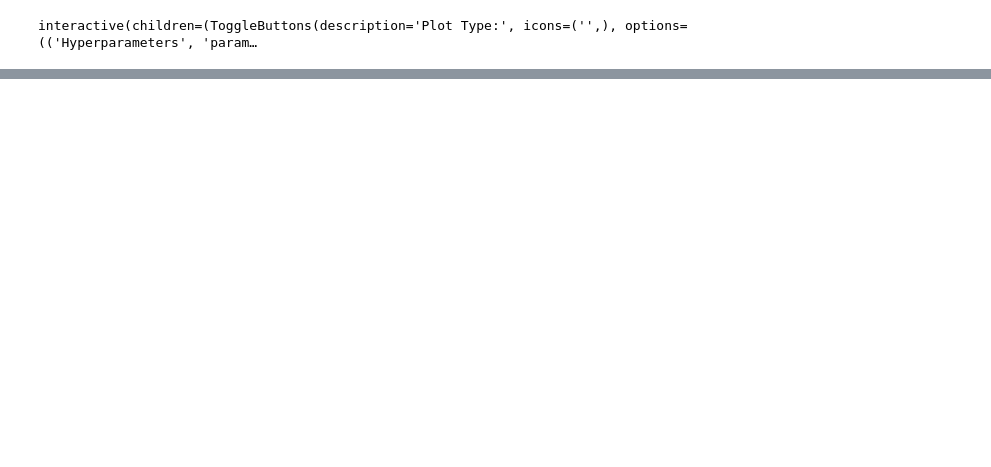
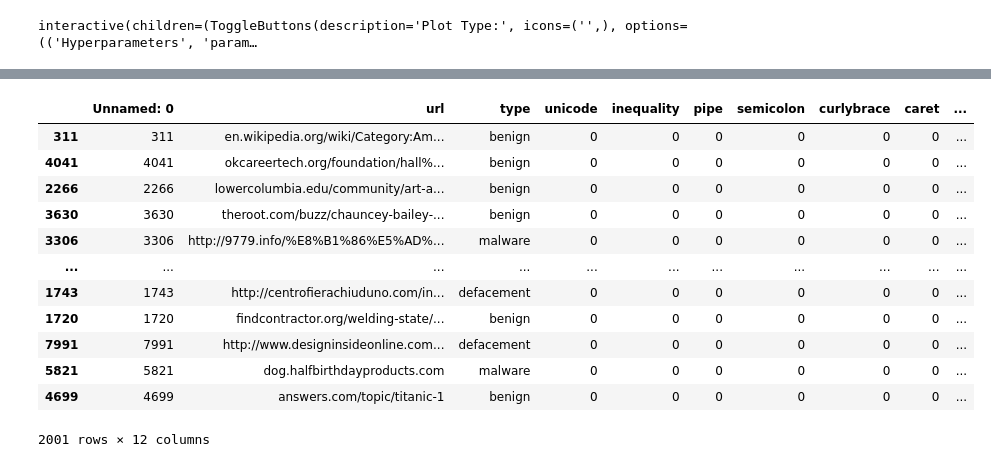
Before and after one commit to MSU-AI/AI-firewall, a Jupyter notebook: ML Based Web App Firewall.ipynb, the cells around one changed output, grey strips where cells are left out. Saved outputs shown, nothing was run; the diff lists cells and outputs as text; code cells hidden in the pictures; blank space fills up the shorter version.

```diff
--- a/ML Based Web App Firewall.ipynb
+++ b/ML Based Web App Firewall.ipynb
@@ -57,3 +57,19 @@ results = predict_model(best_model, test_set)
+# %%
+test_set
+# %% [output]
+|  | Unnamed: 0 | url | type | unicode | inequality | pipe | semicolon | curlybrace | caret | ... |
+| 311 | 311 | en.wikipedia.org/wiki/Category:Am... | benign | 0 | 0 | 0 | 0 | 0 | 0 | ... |
+| 4041 | 4041 | okcareertech.org/foundation/hall%... | benign | 0 | 0 | 0 | 0 | 0 | 0 | ... |
+| 2266 | 2266 | lowercolumbia.edu/community/art-a... | benign | 0 | 0 | 0 | 0 | 0 | 0 | ... |
+| 3630 | 3630 | theroot.com/buzz/chauncey-bailey-... | benign | 0 | 0 | 0 | 0 | 0 | 0 | ... |
+| 3306 | 3306 | http://9779.info/%E8%B1%86%E5%AD%... | malware | 0 | 0 | 0 | 0 | 0 | 0 | ... |
+| ... | ... | ... | ... | ... | ... | ... | ... | ... | ... | ... |
+| 1743 | 1743 | http://centrofierachiuduno.com/in... | defacement | 0 | 0 | 0 | 0 | 0 | 0 | ... |
+| 1720 | 1720 | findcontractor.org/welding-state/... | benign | 0 | 0 | 0 | 0 | 0 | 0 | ... |
+| 7991 | 7991 | http://www.designinsideonline.com... | defacement | 0 | 0 | 0 | 0 | 0 | 0 | ... |
+| 5821 | 5821 | dog.halfbirthdayproducts.com | malware | 0 | 0 | 0 | 0 | 0 | 0 | ... |
+| 4699 | 4699 | answers.com/topic/titanic-1 | benign | 0 | 0 | 0 | 0 | 0 | 0 | ... |
+2001 rows × 12 columns
 # %%
 correct_pred_count = 0
 for index in range(len(results['Label'])):
```
Also changed, not shown: parts of 7 cells of this notebook.
